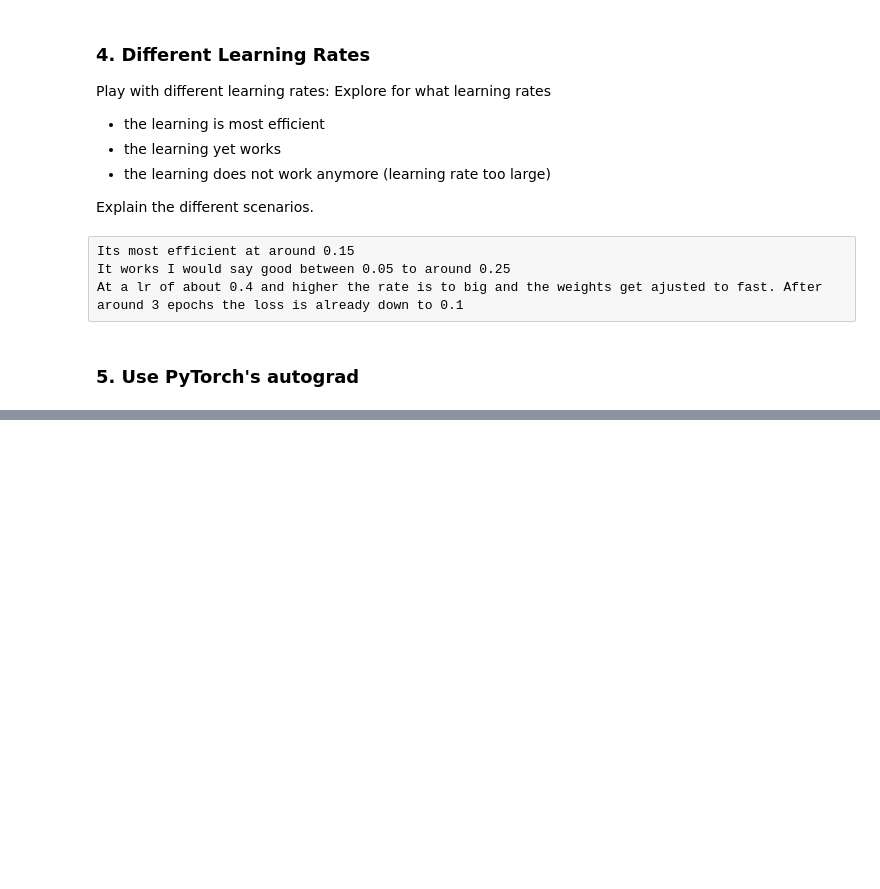
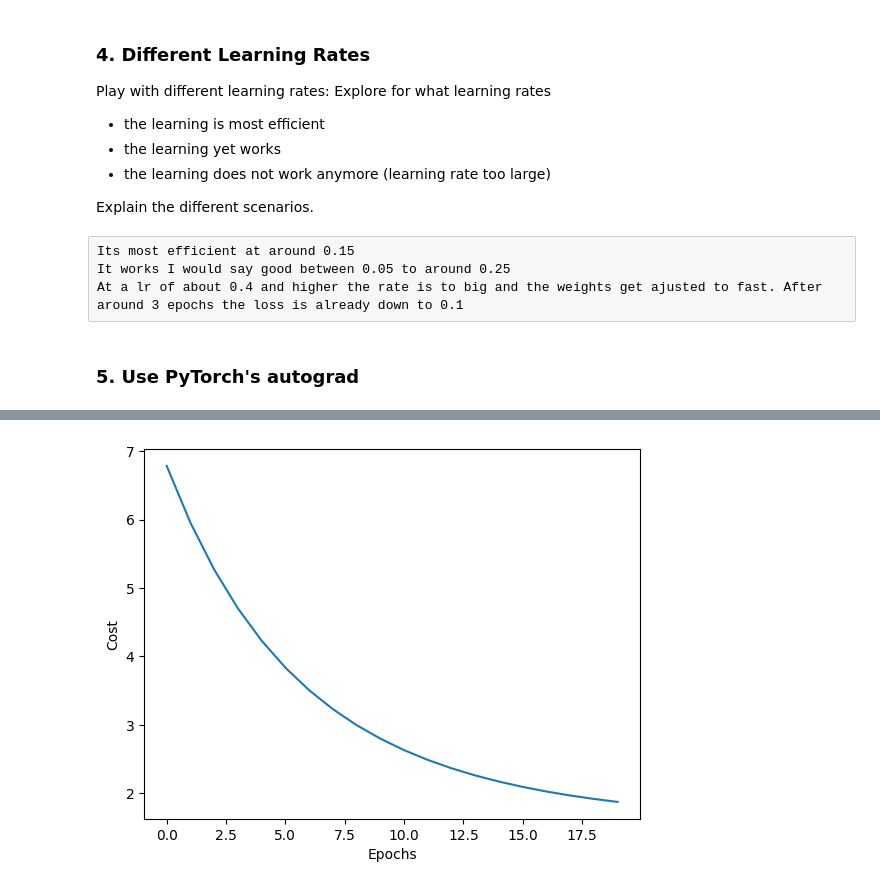
Before and after one commit to dave1b/TSM_DeLearn, a Jupyter notebook: Week2/pw02_lin_regression_GD_dave_brunner.ipynb, the cells around one changed output, grey strips where cells are left out. Cells and saved outputs as stored; diff of their text form; code cells hidden in the pictures; blank space fills up the shorter version.

```diff
--- a/Week2/pw02_lin_regression_GD_dave_brunner.ipynb
+++ b/Week2/pw02_lin_regression_GD_dave_brunner.ipynb
@@ -218,9 +198,10 @@ class LinearRegressionModel(nn.Module):
 
 model = LinearRegressionModel(1, 1)
 
-epochs = 10
+epochs = 20
+learning_rate=0.1
 cost = torch.nn.MSELoss()
-optimizer = torch.optim.SGD(model.parameters(), lr=0.1)
+optimizer = torch.optim.SGD(model.parameters(), lr=learning_rate)
 
 X_feature_float = X_feature.float()
 Y_float = Y.float()
@@ -231,6 +212,8 @@ Y_train = Y_float[:180,:]
 X_test = X_feature_float[180:,:]
 Y_test = Y_float[180:,:]
 
+loss_list = []
+
 for epoch in range(epochs):
     pred = model(X_train)
     loss = cost(pred, Y_train)
@@ -239,9 +222,14 @@ for epoch in range(epochs):
     loss.backward()
     optimizer.step()
 
-    mse_loss = 0.0
     with torch.no_grad():
         pred = model(X_test)
         mse_loss = cost(pred, Y_test).squeeze().item()
+        loss_list.append(mse_loss)
     print("Epoch: %i: has loss: %f" %(epoch, mse_loss))
+
+plt.plot(range(epochs), loss_list)
+plt.xlabel("Epochs")
+plt.ylabel("Cost")
+print("Final cost: ", mse_loss)
 # %% [output]
@@ -257,0 +253 @@ Epoch: 9: has loss: 1.799477
+[figure, added]
```
Also changed, not shown: parts of 7 cells of this notebook, 5 other files.
